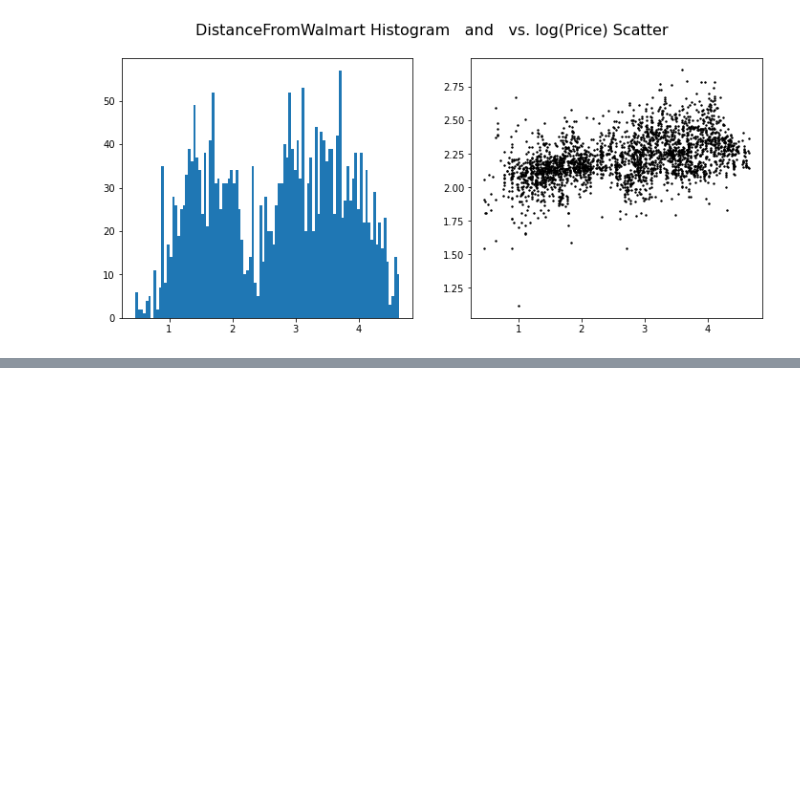
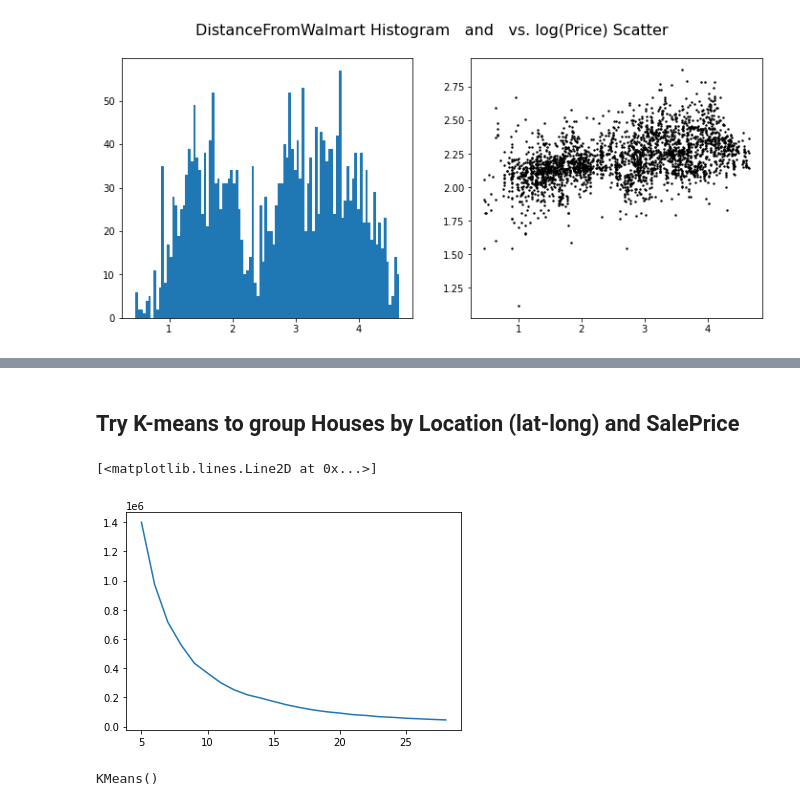
Before and after one commit to dnie44/nycdatascience_ML_project, a Jupyter notebook: daniel/1_Mapping_EDA.ipynb, the cells around one changed output, grey strips where cells are left out. Drawn from its saved outputs; the diff is of its cells as text; code cells hidden in the pictures; blank space fills up the shorter version.

```diff
--- a/daniel/1_Mapping_EDA.ipynb
+++ b/daniel/1_Mapping_EDA.ipynb
@@ -200,0 +202,6 @@ map_data.head()
+# %%
+from sklearn.preprocessing import LabelEncoder
+le = LabelEncoder()
+# %%
+map_data['le_Neighbor'] = le.fit_transform(map_data.Neighborhood)
+map_data['le_Sector'] = le.fit_transform(map_data.Sector)
@@ -200,0 +210,21 @@ map_data.head()
+# %% [markdown]
+## Try K-means to group Houses by Location (lat-long) and SalePrice
+# %%
+from sklearn.cluster import KMeans
+kmeans = KMeans()
+# %%
+inertias = {}
+for n in range(5,29):
+    kmeans.set_params(n_clusters=n)
+    kmeans.fit(map_data[['latitude','longitude','SalePrice']])
+    inertias[n] = kmeans.inertia_
+# %%
+plt.plot(inertias.keys(),inertias.values())  # Will go with 10
+# %% [output]
+[<matplotlib.lines.Line2D at 0x...>]
+[figure, added]
+# %%
+kmeans.set_params(n_clusters=8)
+kmeans.fit(map_data[['latitude','longitude','SalePrice']])
+# %% [output]
+KMeans()
```
Also changed, not shown: parts of 7 cells of this notebook, 5 other files.
